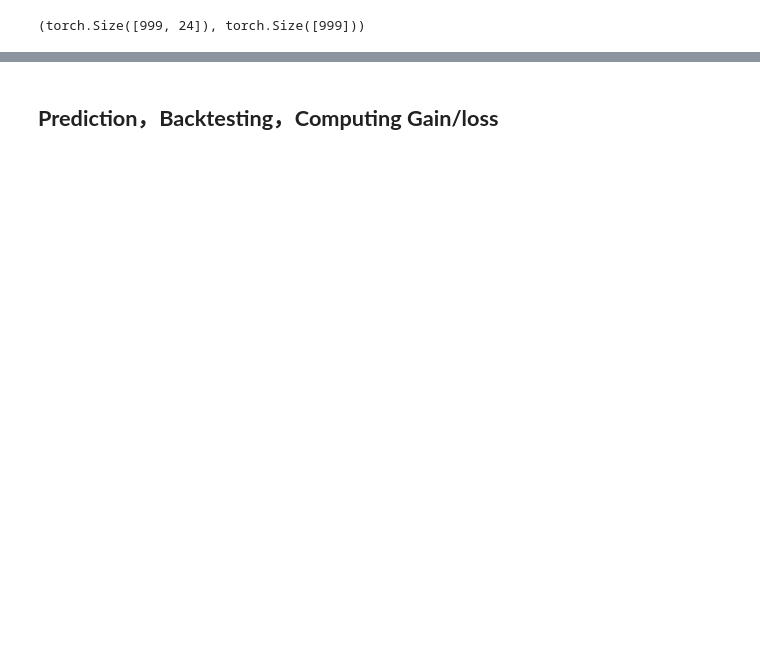
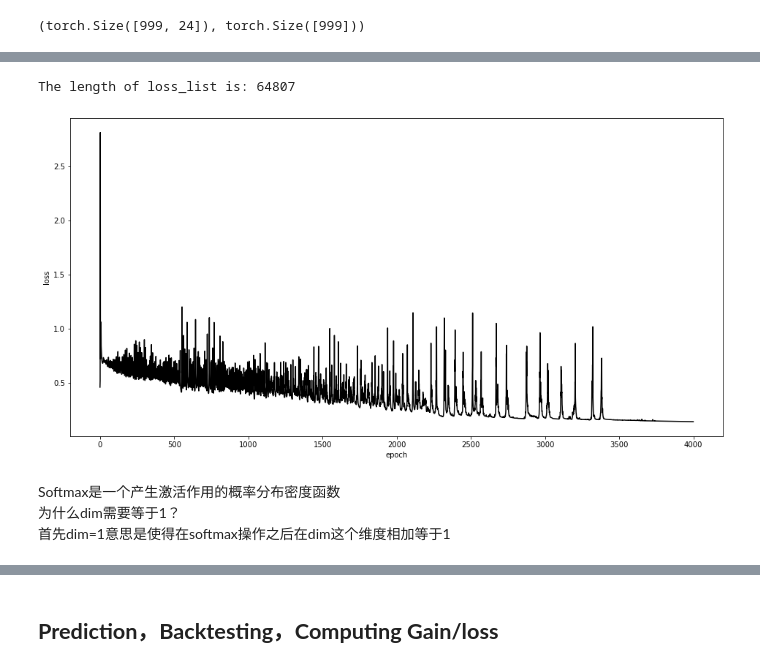
Before and after one commit to Yanie1asdfg/Quant-Lectures, a Jupyter notebook: 机器学习/算法/学习模型--DNN example.ipynb, the cells around one changed output, grey strips where cells are left out. Drawn from its saved outputs; the diff is of its cells as text; code cells hidden in the pictures; blank space fills up the shorter version.

```diff
--- a/机器学习/算法/学习模型--DNN example.ipynb
+++ b/机器学习/算法/学习模型--DNN example.ipynb
@@ -262,0 +266,16 @@ KeyboardInterrupt:
+# %%
+import matplotlib.pyplot as plt
+plt.figure(figsize=(16,8))
+length = loss_list.__len__()
+print('The length of loss_list is:',length)
+plt.plot(np.arange(0,4000,1),loss_list[:4000],'black')
+plt.xlabel('epoch')
+plt.ylabel('loss')
+plt.show()
+# %% [output]
+The length of loss_list is: 64807
+[figure, added]
+# %% [markdown]
+Softmax是一个产生激活作用的概率分布密度函数
+为什么dim需要等于1？
+首先dim=1意思是使得在softmax操作之后在dim这个维度相加等于1
```
Also changed, not shown: parts of 8 cells of this notebook, 5 other files.
